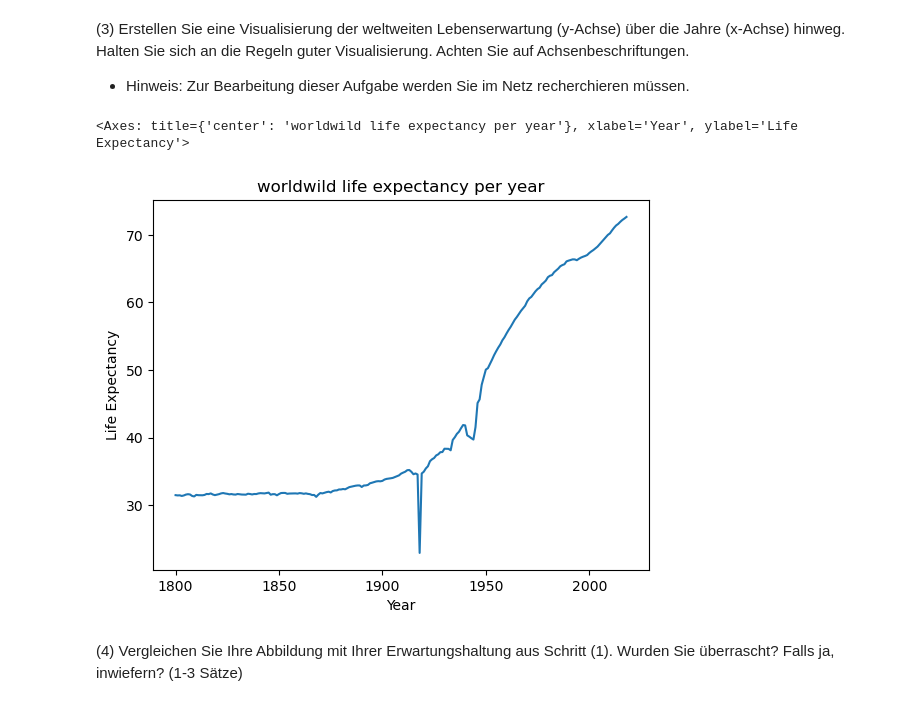
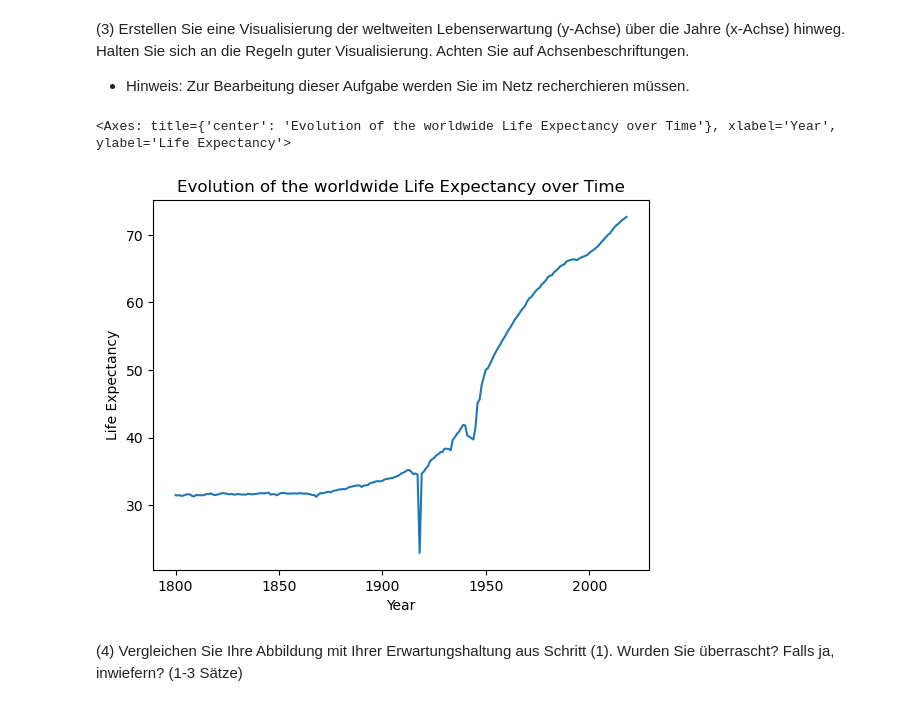
Before and after one commit to cortex359/ds.ss24, a Jupyter notebook: marine_u04/TSRI-4.ipynb, the cells around one changed output. Drawn from its saved outputs; the diff is of its cells as text; code cells hidden in the pictures.

```diff
--- a/marine_u04/TSRI-4.ipynb
+++ b/marine_u04/TSRI-4.ipynb
@@ -64,10 +64,10 @@ Zeitspanne: vom Jahr 1800 bis zum Jahr 2018
 * Hinweis: Zur Bearbeitung dieser Aufgabe werden Sie im Netz recherchieren müssen.
 # %%
 mean_worldwilde_life_expectancy = life_expectancy.mean()
-mean_worldwilde_life_expectancy.plot(title="worldwild life expectancy per year", xlabel="Year", ylabel="Life Expectancy")
+mean_worldwilde_life_expectancy.plot(title="Evolution of the worldwide Life Expectancy over Time", xlabel="Year", ylabel="Life Expectancy")
 # %% [output]
-<Axes: title={'center': 'worldwild life expectancy per year'}, xlabel='Year', ylabel='Life Expectancy'>
+<Axes: title={'center': 'Evolution of the worldwide Life Expectancy over Time'}, xlabel='Year', ylabel='Life Expectancy'>
-[figure, old version]
+[figure, new version]
 # %% [markdown]
 (4) Vergleichen Sie Ihre Abbildung mit Ihrer Erwartungshaltung aus Schritt (1). Wurden Sie überrascht? Falls ja, inwiefern? (1-3 Sätze)
 # %% [markdown]
```
Also changed, not shown: parts of 7 cells of this notebook.
